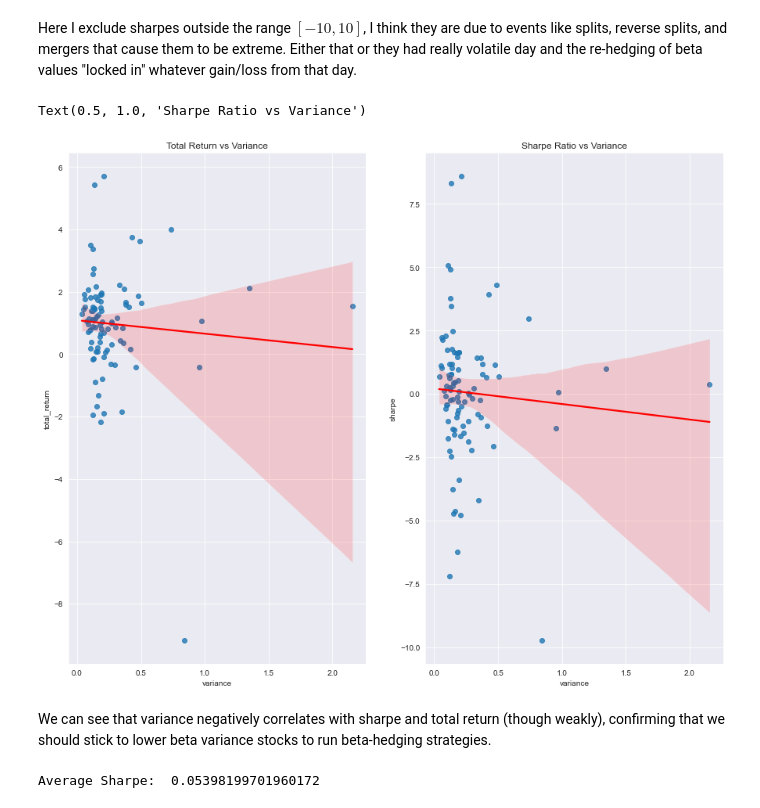
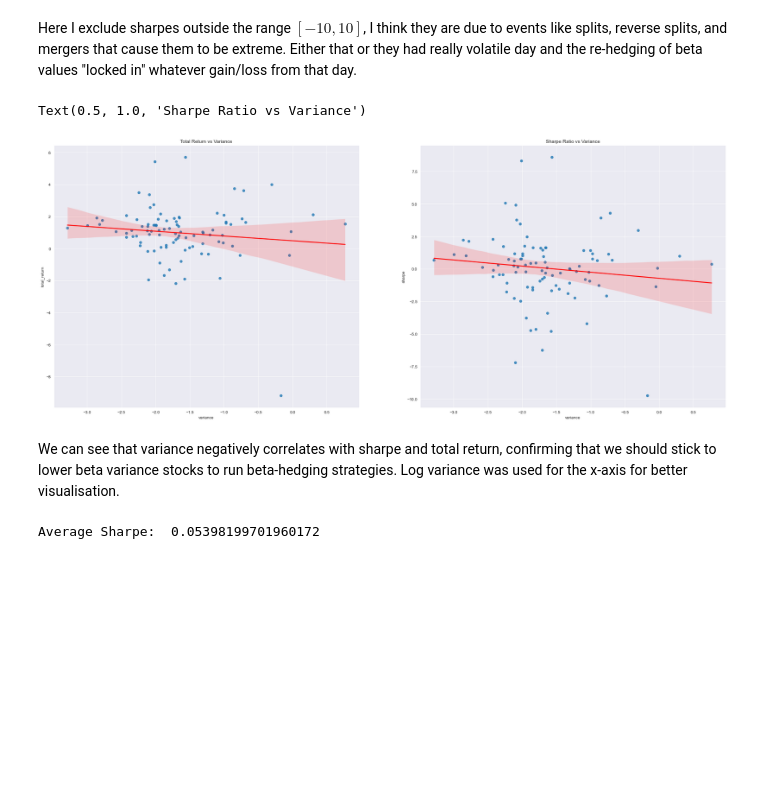
Before and after one commit to leifu1128/Amber-Group-Project, a Jupyter notebook: Goal2.ipynb, the cells around one changed output. Drawn from its saved outputs; the diff is of its cells as text; code cells hidden in the pictures; blank space fills up the shorter version.

```diff
--- a/Goal2.ipynb
+++ b/Goal2.ipynb
@@ -135,16 +135,16 @@ df_results['variance'] = var_vector.T
 df_results['total_return'] = df_portfolio.iloc[472]
 df_results = df_results.loc[(df_results['sharpe'] >= -10) & (df_results['sharpe'] <= 10)]
 # %%
-fig, (ax1, ax2) = plt.subplots(ncols=2, figsize=(15, 12), sharex=True)
-sns.regplot(x=df_results['variance'], y=df_results['total_return'], ax=ax1,line_kws={"color": "red"} )
+fig, (ax1, ax2) = plt.subplots(ncols=2, figsize=(30, 12), sharex=True)
+sns.regplot(x=np.log(df_results['variance']), y=df_results['total_return'], ax=ax1,line_kws={"color": "red"} )
 ax1.set_title('Total Return vs Variance')
-sns.regplot(x=df_results['variance'], y=df_results['sharpe'], ax=ax2, line_kws={"color": "red"})
+sns.regplot(x=np.log(df_results['variance']), y=df_results['sharpe'], ax=ax2, line_kws={"color": "red"})
 ax2.set_title('Sharpe Ratio vs Variance')
 # %% [output]
 Text(0.5, 1.0, 'Sharpe Ratio vs Variance')
-[figure, old version]
+[figure, new version]
 # %% [markdown]
-We can see that variance negatively correlates with sharpe and total return (though weakly), confirming that we should stick to lower beta variance stocks to run beta-hedging strategies.
+We can see that variance negatively correlates with sharpe and total return, confirming that we should stick to lower beta variance stocks to run beta-hedging strategies. Log variance was used for the x-axis for better visualisation.
 # %%
 print('Average Sharpe: ', np.mean(df_results['sharpe']))
 # %% [output]
```
